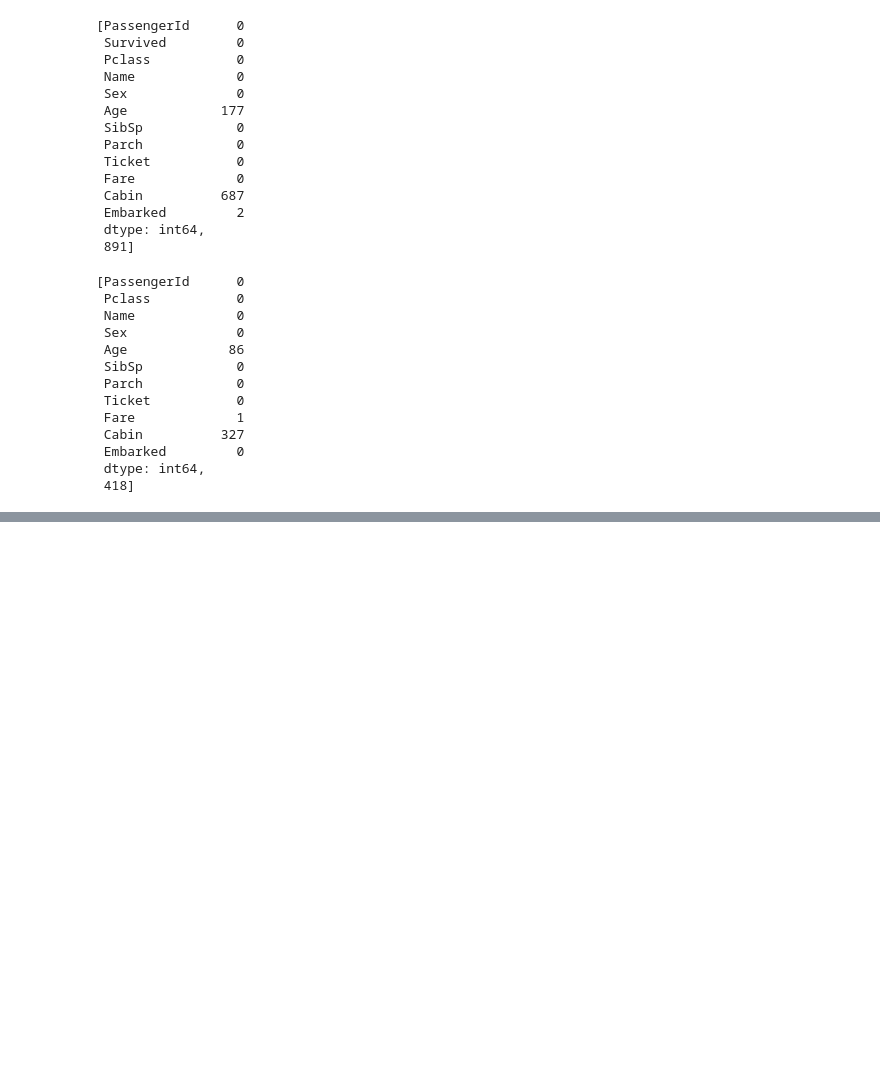
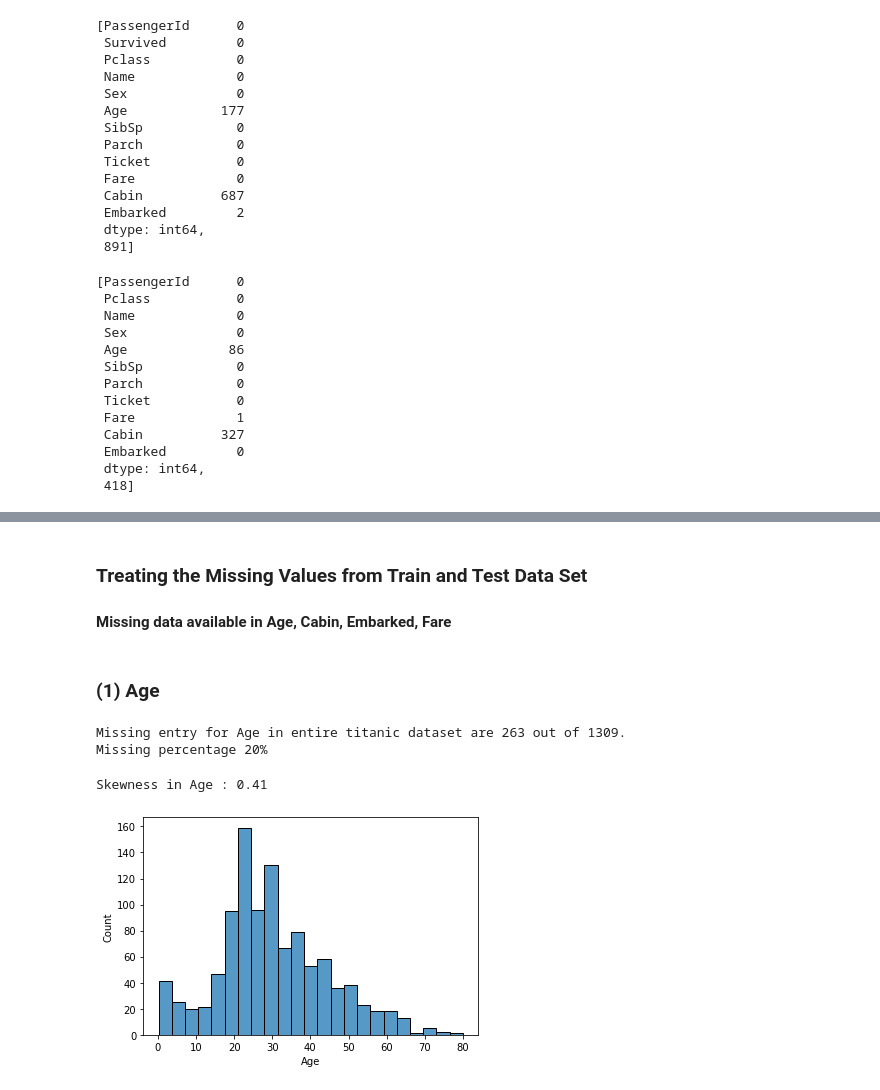
Before and after one commit to vimalkkumar/Sinking-of-the-RMS-Titanic-, a Jupyter notebook: titanic_data_preprocess.ipynb, the cells around one changed output, grey strips where cells are left out. Saved outputs shown, nothing was run; the diff lists cells and outputs as text; code cells hidden in the pictures; blank space fills up the shorter version.

```diff
--- a/titanic_data_preprocess.ipynb
+++ b/titanic_data_preprocess.ipynb
@@ -152,0 +172,21 @@ len(train_data)]
+# %% [markdown]
+### Treating the Missing Values from Train and Test Data Set
+#### Missing data available in Age, Cabin, Embarked, Fare
+# %% [markdown]
+### (1) Age
+# %%
+# how much missing data in age feature?
+print('Missing entry for Age in entire titanic dataset are {} out of {}.'.format(titanic['Age'].isnull().sum(), len(titanic)))
+print('Missing percentage {:.0f}%'.format(titanic['Age'].isnull().sum()/len(titanic)*100))
+# %% [output]
+Missing entry for Age in entire titanic dataset are 263 out of 1309.
+Missing percentage 20%
+# %%
+# Skewness in Age on entire dataset
+print('Skewness in Age : {0:.2f}'.format(titanic.Age.skew()))
+# %% [output]
+Skewness in Age : 0.41
+# %%
+sbn.histplot(x = 'Age', data = titanic);
+# %% [output]
+[figure, added]
```
Also changed, not shown: parts of 5 cells of this notebook.
